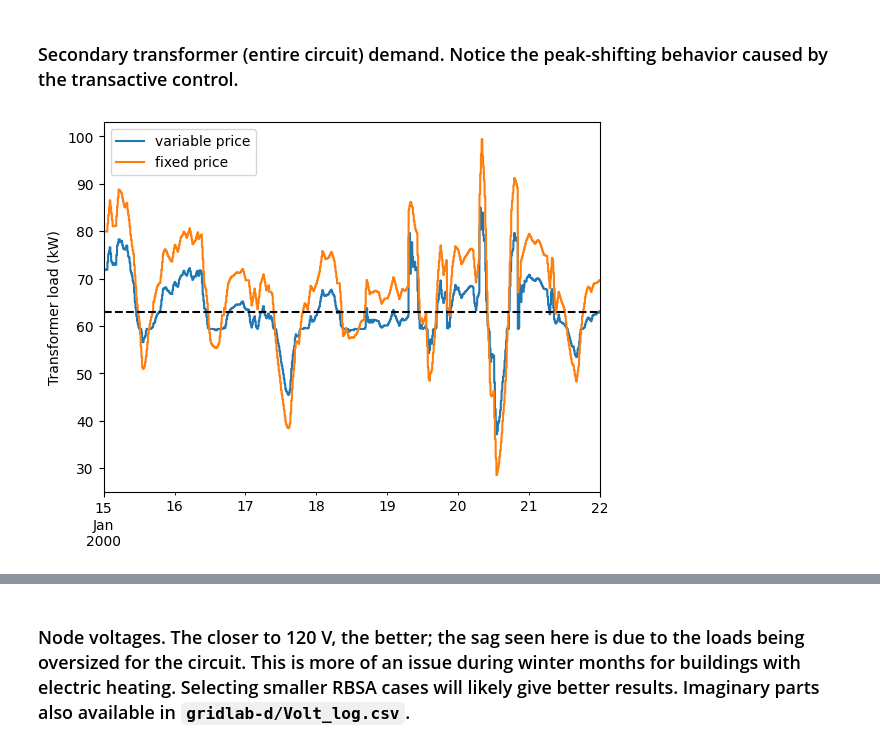
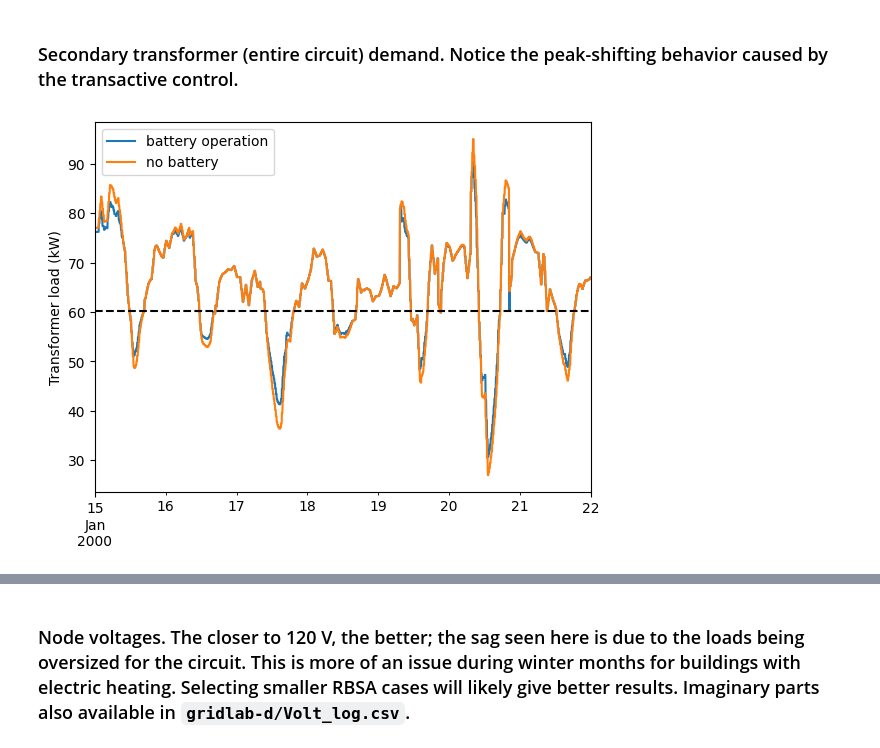
Before and after one commit to pnnl/MELON, a Jupyter notebook: b2g/analysis_storage.ipynb, the cells around one changed output, grey strips where cells are left out. Cells and saved outputs as stored; diff of their text form; code cells hidden in the pictures.

```diff
--- a/b2g/analysis_storage.ipynb
+++ b/b2g/analysis_storage.ipynb
@@ -10,27 +16,43 @@ uncontrolled = uncontrolled/1e3
+# %%
+uncontrolled = uncontrolled/1e3
+power = power/1e3
+
+price = pd.read_csv('price_log.csv')
+price['time'] = pd.to_datetime(price['time'], unit='m')
+
+uncontrolled_trunc = uncontrolled.loc[::5].copy()
+power_trunc = power.loc[::5].copy()
+pri = price[:len(power_trunc)]['price']
+power_trunc['price'] = list(pri)
+
+data = {
+    'uncontrolled': uncontrolled_trunc,
+    'power': power_trunc
+}
 # %% [markdown]
 ### Secondary transformer (entire circuit) demand. Notice the peak-shifting behavior caused by the transactive control.
 # %%
-power = pd.read_csv('gridlab-d/power_log.csv', skiprows = 7, index_col = 0)
-power.index.name = power.index.name.replace('# ', '')
-power.columns = power.columns.str.replace(':measured_real_power', '')
-power.index = pd.DatetimeIndex(power.index.str.replace(' PST', ''))
-power = power/1e3
-start = power.index[0]+pd.Timedelta(days=14)
-stop = start+pd.Timedelta(days=7)
+deltaStart = pd.Timedelta(days=14)
+deltaEnd = pd.Timedelta(days=7)
+
+node = 'N2'
+start = data['power'].index[0] + deltaStart
+stop = start + deltaEnd
 
 fig, ax = plt.subplots()
-power.loc[start:stop].N2.plot(ax=ax)
-uncontrolled.loc[start:stop].N2.plot(ax=ax)
+data['power'].loc[start:stop][node].plot(ax=ax)
+data['uncontrolled'].loc[start:stop][node].plot(ax=ax)
 ax.hlines(
-    y=uncontrolled.N2.mean(),
+    y=data['uncontrolled'][node].mean(),
     xmin=start,
     xmax=stop,
     linestyles='--',
     colors='black'
 )
-ax.legend(['variable price', 'fixed price'])
+ax.legend(['battery operation', 'no battery'])
 ax.set_ylabel('Transformer load (kW)')
 ax.set_xlabel('')
+
 plt.show()
 # %% [output]
-[figure, old version]
+[figure, new version]
```
Also changed, not shown: parts of 7 cells of this notebook, 5 other files.
